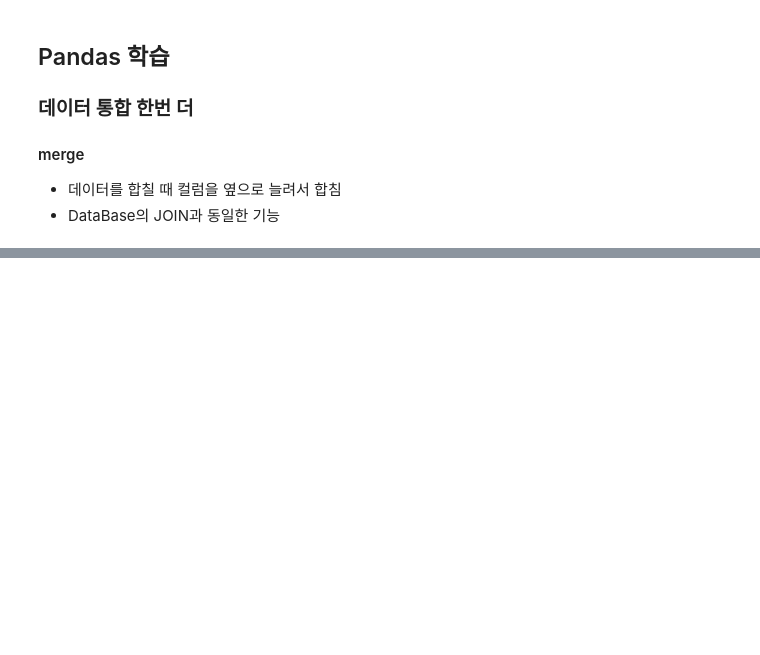
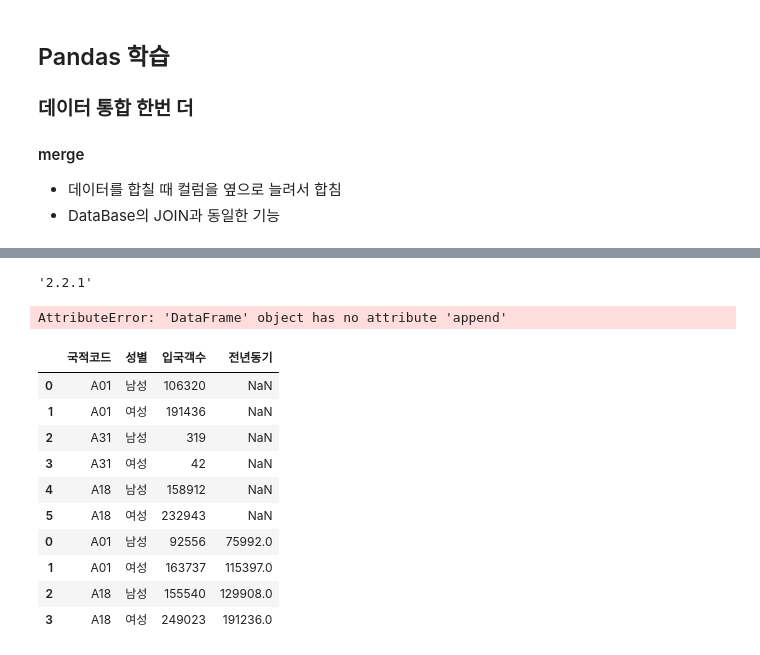
Before and after one commit to zzzissu/bigdata-analysis2024, a Jupyter notebook: day02/da03_pandas_basic.ipynb, the cells around one changed output, grey strips where cells are left out. Cells and saved outputs as stored; diff of their text form; code cells hidden in the pictures; blank space fills up the shorter version.

```diff
--- a/day02/da03_pandas_basic.ipynb
+++ b/day02/da03_pandas_basic.ipynb
@@ -45,0 +97,28 @@ df_total
+# %%
+pd.__version__
+# %% [output]
+'2.2.1'
+# %%
+## df_all = df_total + df_total2
+## 중요! pandas 2버전 이상에서는 append()함수가 없어짐
+## pd.concat()으로 변경
+df_all = df_left.append(df_left2)
+df_all
+# 오류인 것을 확인
+# %% [output]
+AttributeError: 'DataFrame' object has no attribute 'append'
+# %%
+## 이렇게 합치면 X
+pd.concat([df_left, df_left2])
+# %% [output]
+|  | 국적코드 | 성별 | 입국객수 | 전년동기 |
+| 0 | A01 | 남성 | 106320 | NaN |
+| 1 | A01 | 여성 | 191436 | NaN |
+| 2 | A31 | 남성 | 319 | NaN |
+| 3 | A31 | 여성 | 42 | NaN |
+| 4 | A18 | 남성 | 158912 | NaN |
+| 5 | A18 | 여성 | 232943 | NaN |
+| 0 | A01 | 남성 | 92556 | 75992.0 |
+| 1 | A01 | 여성 | 163737 | 115397.0 |
+| 2 | A18 | 남성 | 155540 | 129908.0 |
+| 3 | A18 | 여성 | 249023 | 191236.0 |
```
Also changed, not shown: parts of 19 cells of this notebook, 5 other files.
